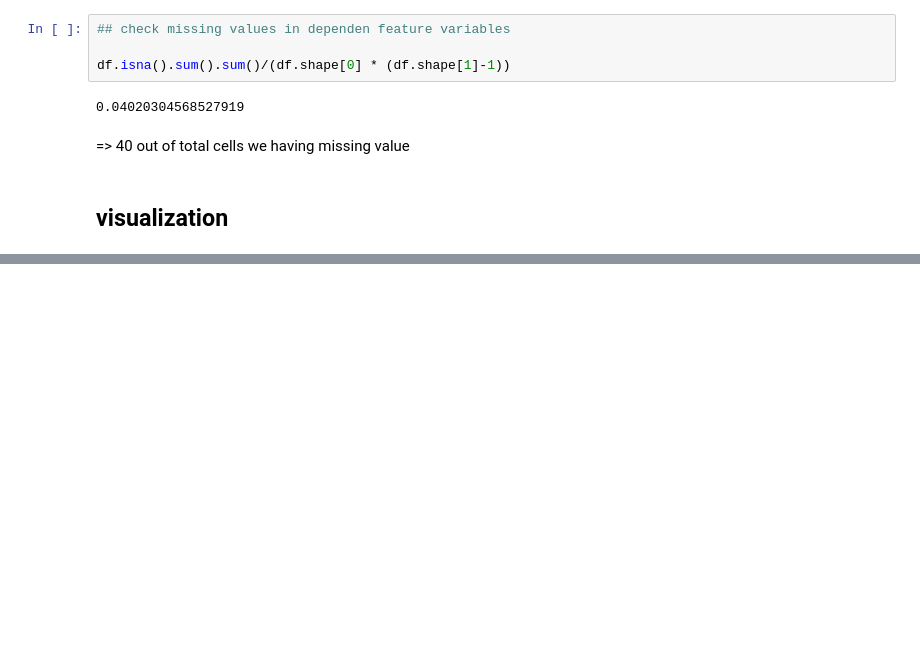
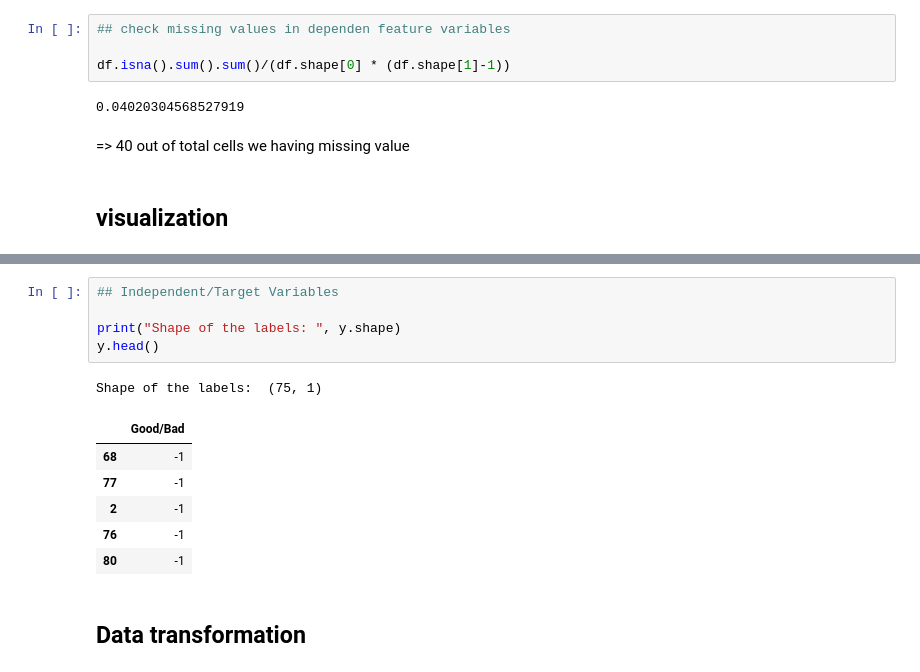
Before and after one commit to arpanchakraborty23/wafer-fault-detaction, a Jupyter notebook: notebooks/EDA.ipynb, the cells around one changed output, grey strips where cells are left out. Drawn from its saved outputs; the diff is of its cells as text; blank space fills up the shorter version.

```diff
--- a/notebooks/EDA.ipynb
+++ b/notebooks/EDA.ipynb
@@ -154,0 +288,15 @@ for i,col in enumerate(df.columns[1:61]):
+# %%
+## Independent/Target Variables
+
+print("Shape of the labels: ", y.shape)
+y.head()
+# %% [output]
+Shape of the labels:  (75, 1)
+|  | Good/Bad |
+| 68 | -1 |
+| 77 | -1 |
+| 2 | -1 |
+| 76 | -1 |
+| 80 | -1 |
+# %% [markdown]
+## Data transformation
```
Also changed, not shown: parts of 57 cells of this notebook.
